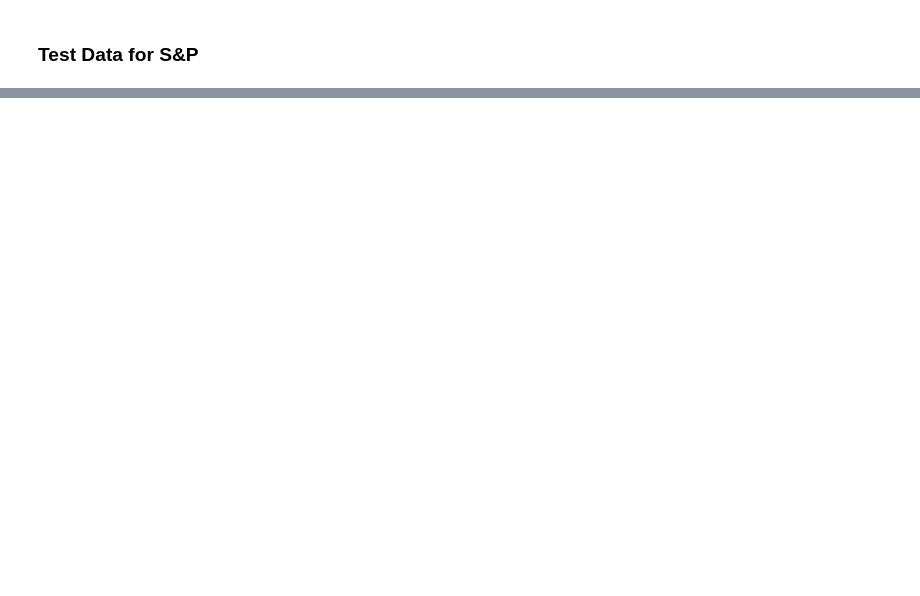
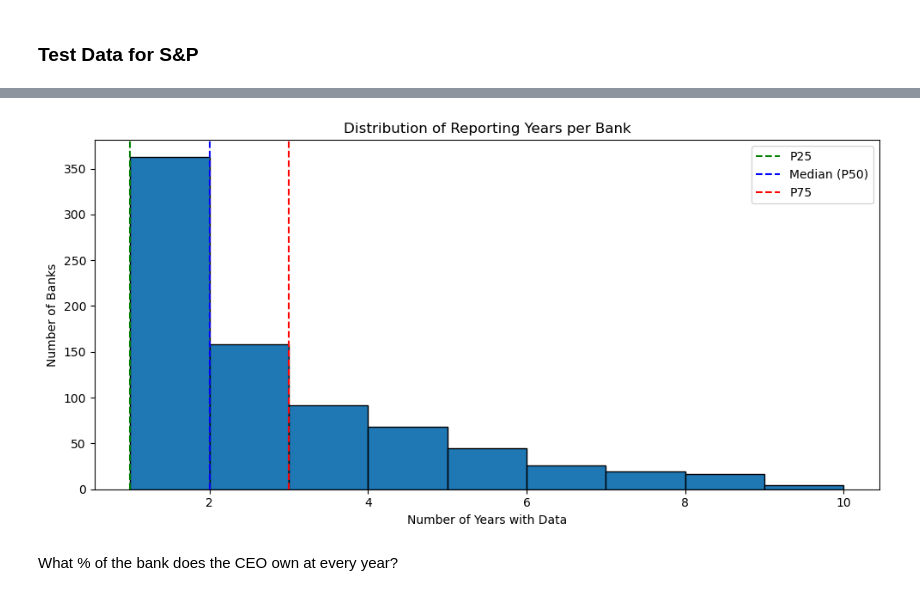
Before and after one commit to nashlaturciosss/fed-data-scraper, a Jupyter notebook: notebooks/clean_csvs.ipynb, the cells around one changed output, grey strips where cells are left out. Drawn from its saved outputs; the diff is of its cells as text; code cells hidden in the pictures; blank space fills up the shorter version.

```diff
--- a/notebooks/clean_csvs.ipynb
+++ b/notebooks/clean_csvs.ipynb
@@ -190,0 +459,6 @@ cleaned_securities_df_S3.to_csv(os.path.join(output_folder, "cleaned_securities_
+# %%
+securities_df['Owner Name'] = securities_df['Owner Name'].str.lower().str.strip()
+insiders_df['Person'] = insiders_df['Person'].str.lower().str.strip()
+
+print(len(insiders_df))
+print(len(securities_df))
@@ -190,0 +653,19 @@ cleaned_securities_df_S3.to_csv(os.path.join(output_folder, "cleaned_securities_
+# %%
+import matplotlib.pyplot as plt
+
+plt.figure(figsize=(10, 5))
+plt.hist(years_per_bank['Years Reported'], bins=range(1, years_per_bank['Years Reported'].max()+2), edgecolor='black')
+plt.axvline(bank_year_summary['25%'], color='green', linestyle='--', label='P25')
+plt.axvline(bank_year_summary['50%'], color='blue', linestyle='--', label='Median (P50)')
+plt.axvline(bank_year_summary['75%'], color='red', linestyle='--', label='P75')
+
+plt.xlabel('Number of Years with Data')
+plt.ylabel('Number of Banks')
+plt.title('Distribution of Reporting Years per Bank')
+plt.legend()
+plt.tight_layout()
+plt.show()
+# %% [output]
+[figure, added]
+# %% [markdown]
+What % of the bank does the CEO own at every year?
```
Also changed, not shown: parts of 45 cells of this notebook, 8 other files.
